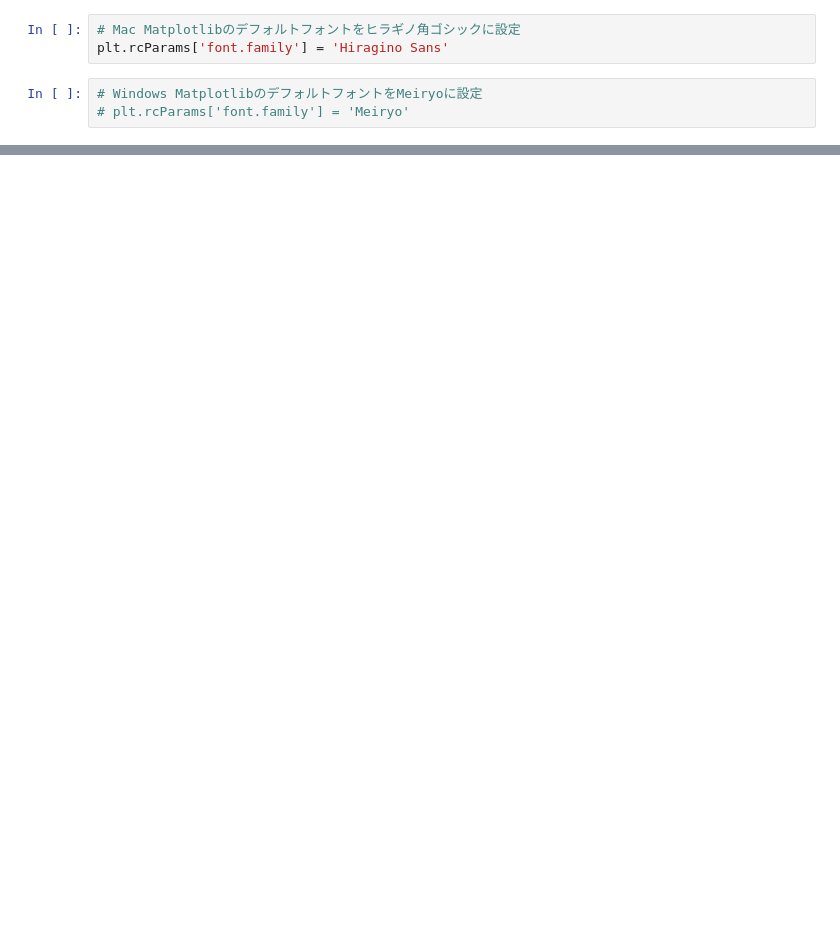
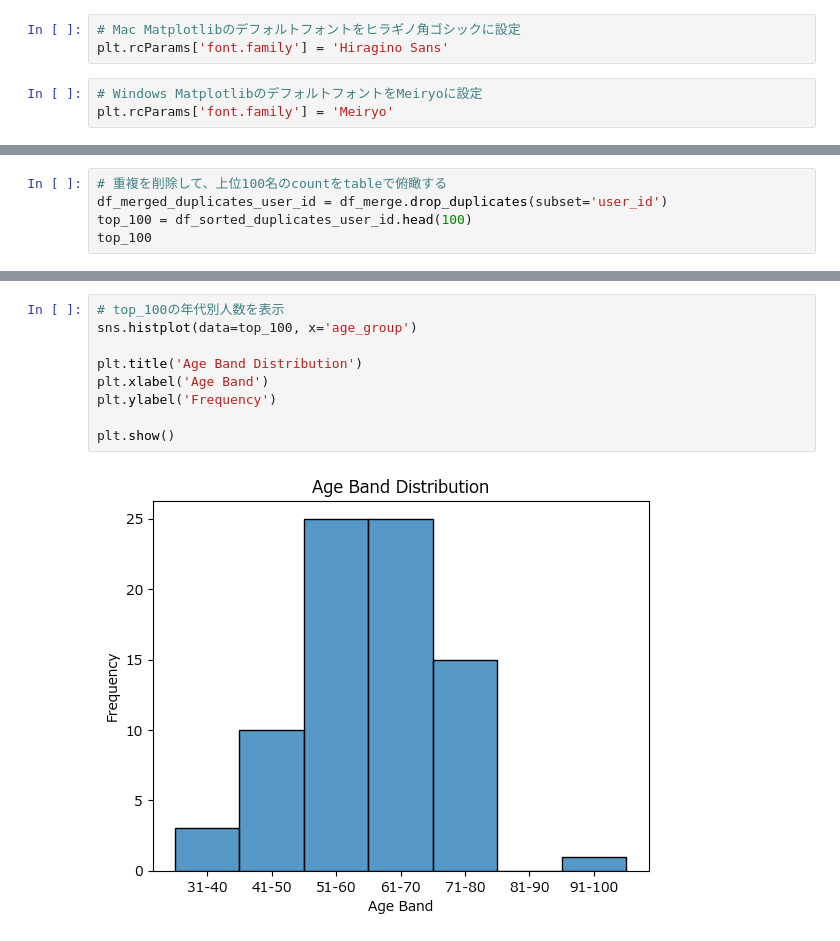
Before and after one commit to Naoya-Yasuda/MANABI_DX_QUEST_2023_PrePoC, a Jupyter notebook: notebook/visualization_point_history.ipynb, the cells around one changed output, grey strips where cells are left out. Drawn from its saved outputs; the diff is of its cells as text; blank space fills up the shorter version.

```diff
--- a/notebook/visualization_point_history.ipynb
+++ b/notebook/visualization_point_history.ipynb
@@ -23,5 +25,5 @@ pd.set_option('display.float_format', '{:.3f}'.format)
 plt.rcParams['font.family'] = 'Hiragino Sans'
 # %%
 # Windows MatplotlibのデフォルトフォントをMeiryoに設定
-# plt.rcParams['font.family'] = 'Meiryo'
+plt.rcParams['font.family'] = 'Meiryo'
 # %%
@@ -95,0 +154,5 @@ Name: amount_kg, dtype: float64
+# %%
+# 重複を削除して、上位100名のcountをtableで俯瞰する
+df_merged_duplicates_user_id = df_merge.drop_duplicates(subset='user_id')
+top_100 = df_sorted_duplicates_user_id.head(100)
+top_100
@@ -95,0 +177,11 @@ Name: amount_kg, dtype: float64
+# %%
+# top_100の年代別人数を表示
+sns.histplot(data=top_100, x='age_group')
+
+plt.title('Age Band Distribution')
+plt.xlabel('Age Band')
+plt.ylabel('Frequency')
+
+plt.show()
+# %% [output]
+[figure, added]
```
Also changed, not shown: parts of 23 cells of this notebook.
